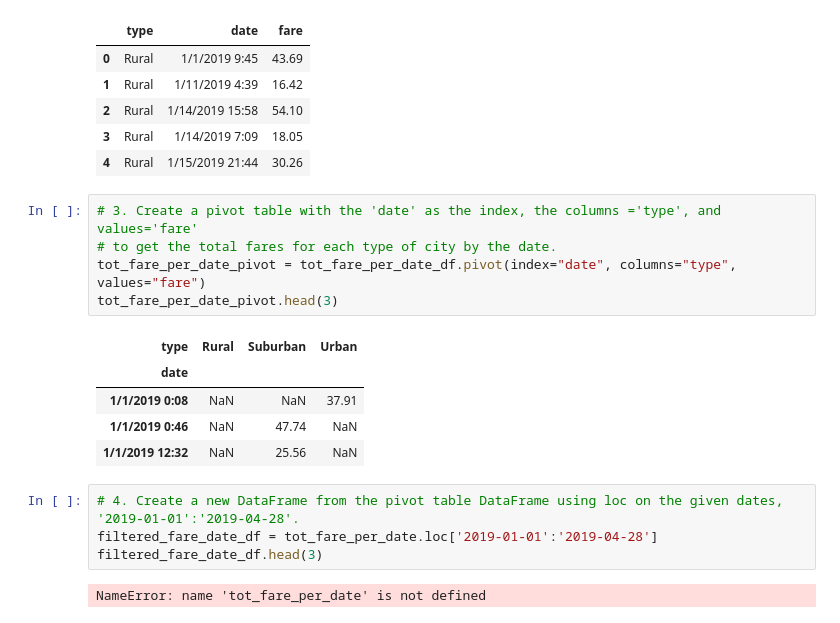
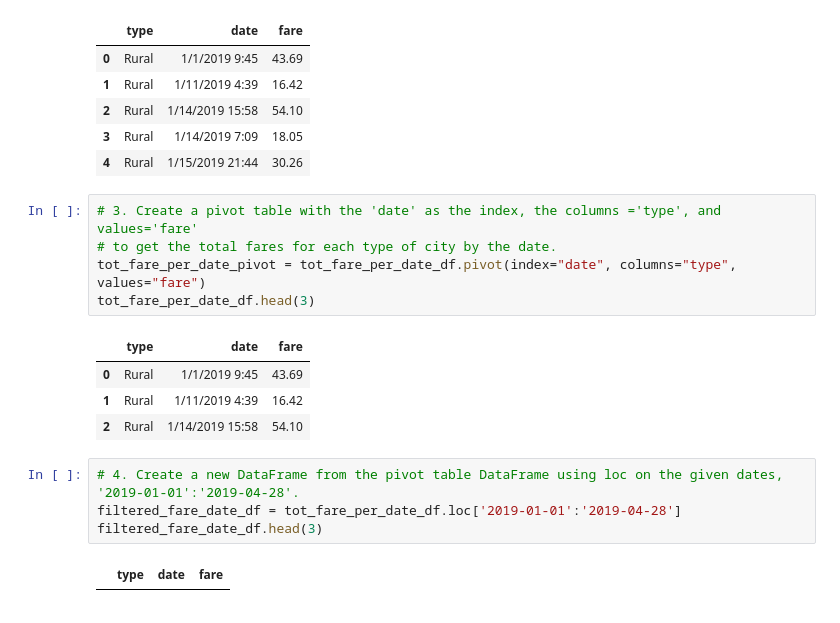
Before and after one commit to ZeeOrtiz/PyBer_Analysis, a Jupyter notebook: PyBer_Challenge.ipynb, the cells around one changed output. Cells and saved outputs as stored; diff of their text form.

```diff
--- a/PyBer_Challenge.ipynb
+++ b/PyBer_Challenge.ipynb
@@ -171,20 +171,19 @@ tot_fare_per_date_df.head()
 # %%
 # 3. Create a pivot table with the 'date' as the index, the columns ='type', and values='fare'
 # to get the total fares for each type of city by the date.
 tot_fare_per_date_pivot = tot_fare_per_date_df.pivot(index="date", columns="type", values="fare")
-tot_fare_per_date_pivot.head(3)
+tot_fare_per_date_df.head(3)
 # %% [output]
-| type | Rural | Suburban | Urban |
-| date |  |  |  |
-| 1/1/2019 0:08 | NaN | NaN | 37.91 |
-| 1/1/2019 0:46 | NaN | 47.74 | NaN |
-| 1/1/2019 12:32 | NaN | 25.56 | NaN |
+|  | type | date | fare |
+| 0 | Rural | 1/1/2019 9:45 | 43.69 |
+| 1 | Rural | 1/11/2019 4:39 | 16.42 |
+| 2 | Rural | 1/14/2019 15:58 | 54.10 |
 # %%
 # 4. Create a new DataFrame from the pivot table DataFrame using loc on the given dates, '2019-01-01':'2019-04-28'.
-filtered_fare_date_df = tot_fare_per_date.loc['2019-01-01':'2019-04-28']
+filtered_fare_date_df = tot_fare_per_date_df.loc['2019-01-01':'2019-04-28']
 filtered_fare_date_df.head(3)
 # %% [output]
-NameError: name 'tot_fare_per_date' is not defined
+|  | type | date | fare |
 # %%
 # 5. Set the "date" index to datetime datatype. This is necessary to use the resample() method in Step 8.
 # df.index = pd.to_datetime(df.index)
```
Also changed, not shown: parts of 4 cells of this notebook.
